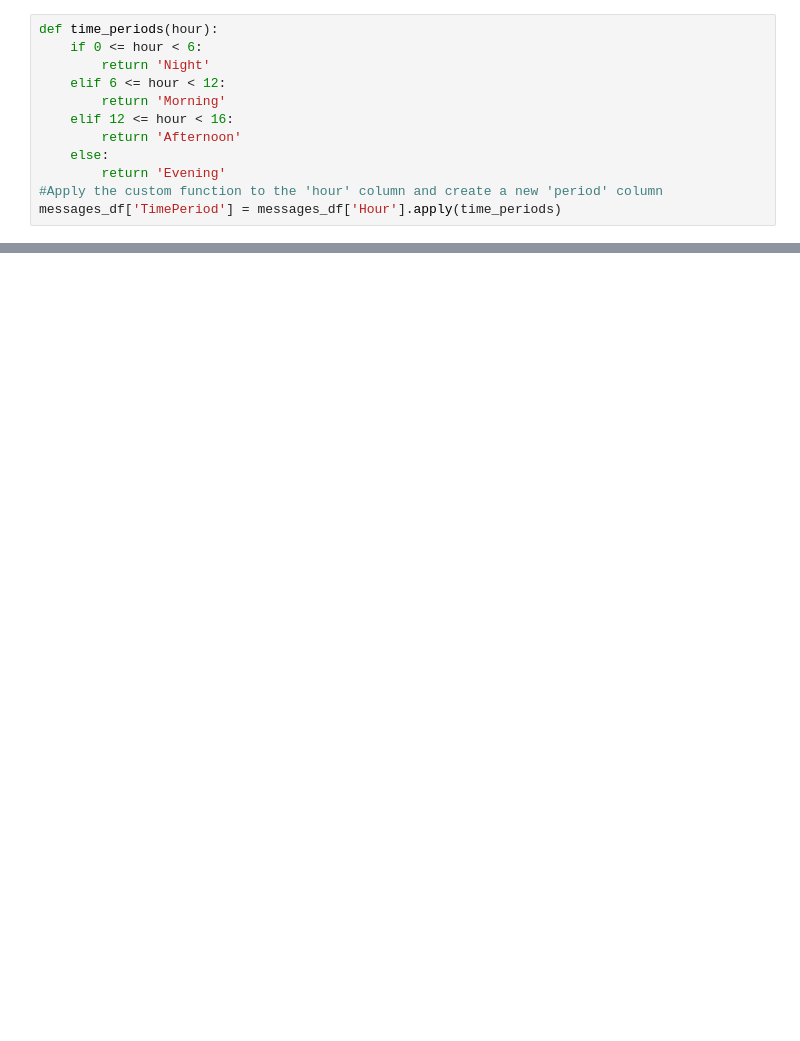
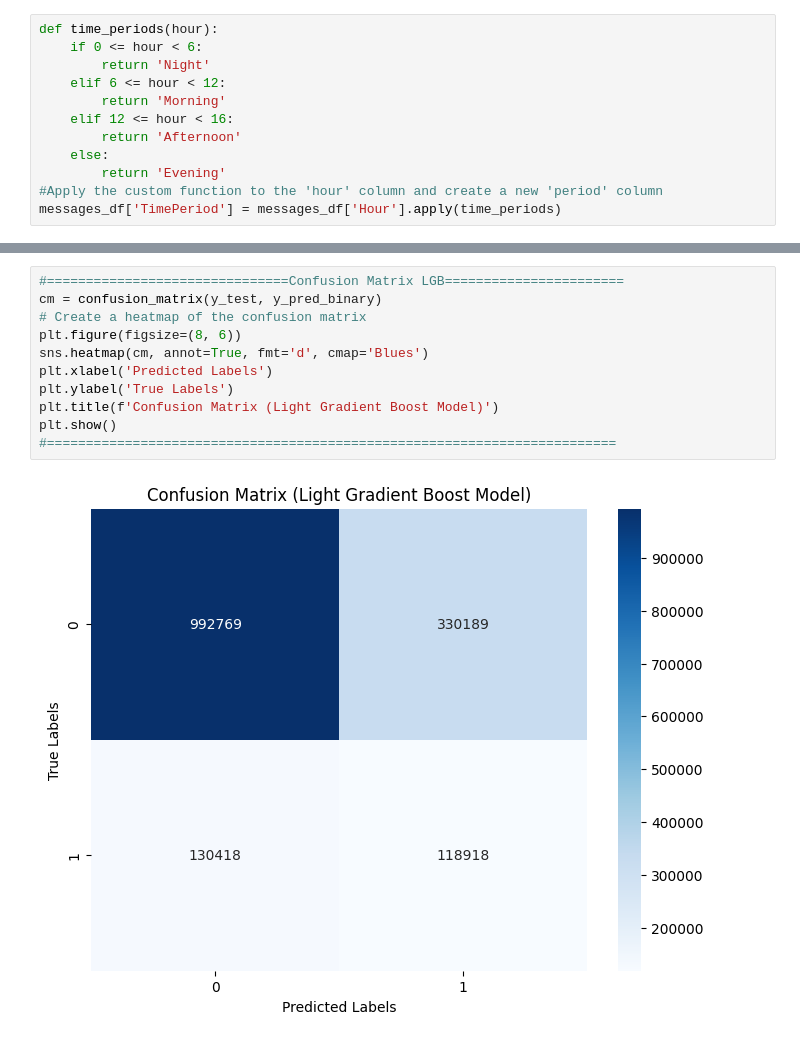
Before and after one commit to enggabhishek/message-distribution-analysis, a Jupyter notebook: Predictive_Analysis.ipynb, the cells around one changed output, grey strips where cells are left out. Saved outputs shown, nothing was run; the diff lists cells and outputs as text; blank space fills up the shorter version.

```diff
--- a/Predictive_Analysis.ipynb
+++ b/Predictive_Analysis.ipynb
@@ -575,0 +217,13 @@ plt.show()
+# %%
+#===============================Confusion Matrix LGB=======================
+cm = confusion_matrix(y_test, y_pred_binary)
+# Create a heatmap of the confusion matrix
+plt.figure(figsize=(8, 6))
+sns.heatmap(cm, annot=True, fmt='d', cmap='Blues')
+plt.xlabel('Predicted Labels')
+plt.ylabel('True Labels')
+plt.title(f'Confusion Matrix (Light Gradient Boost Model)')
+plt.show()
+#=========================================================================
+# %% [output]
+[figure, added]
```
Also changed, not shown: parts of 74 cells of this notebook, 1 other file.
